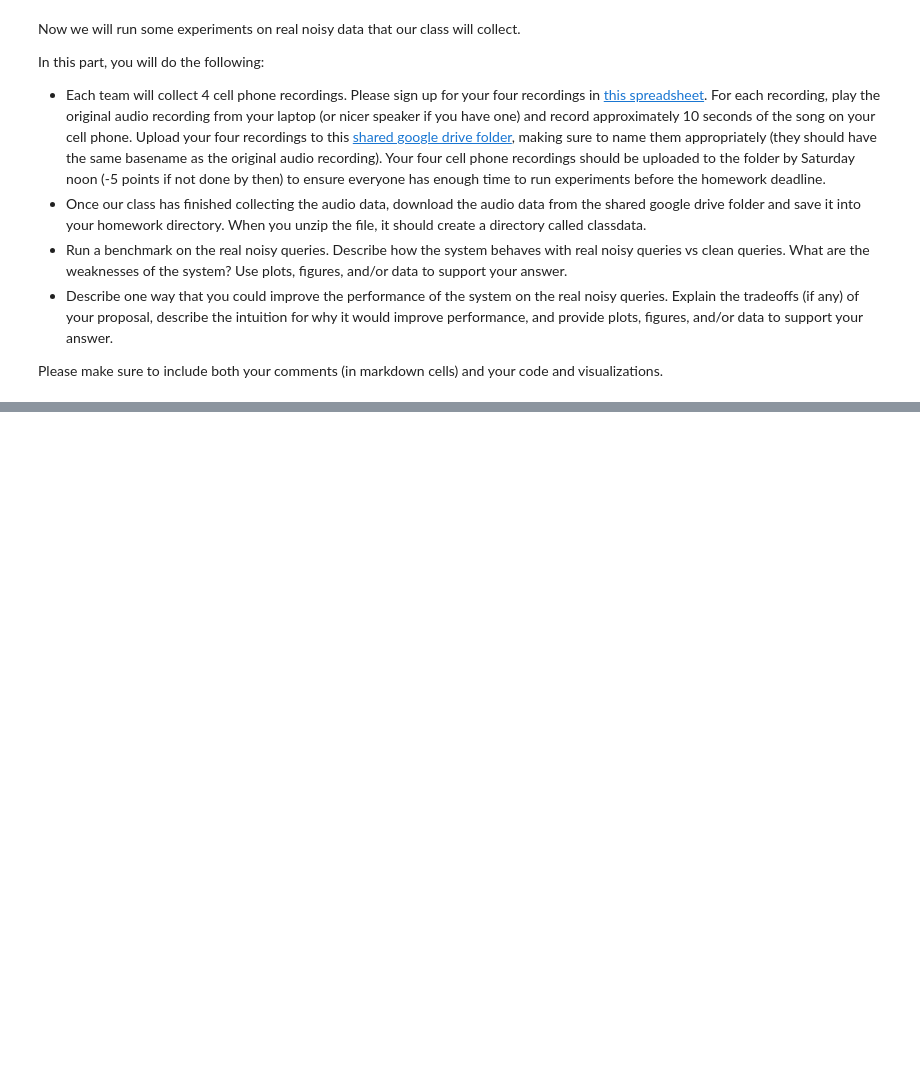
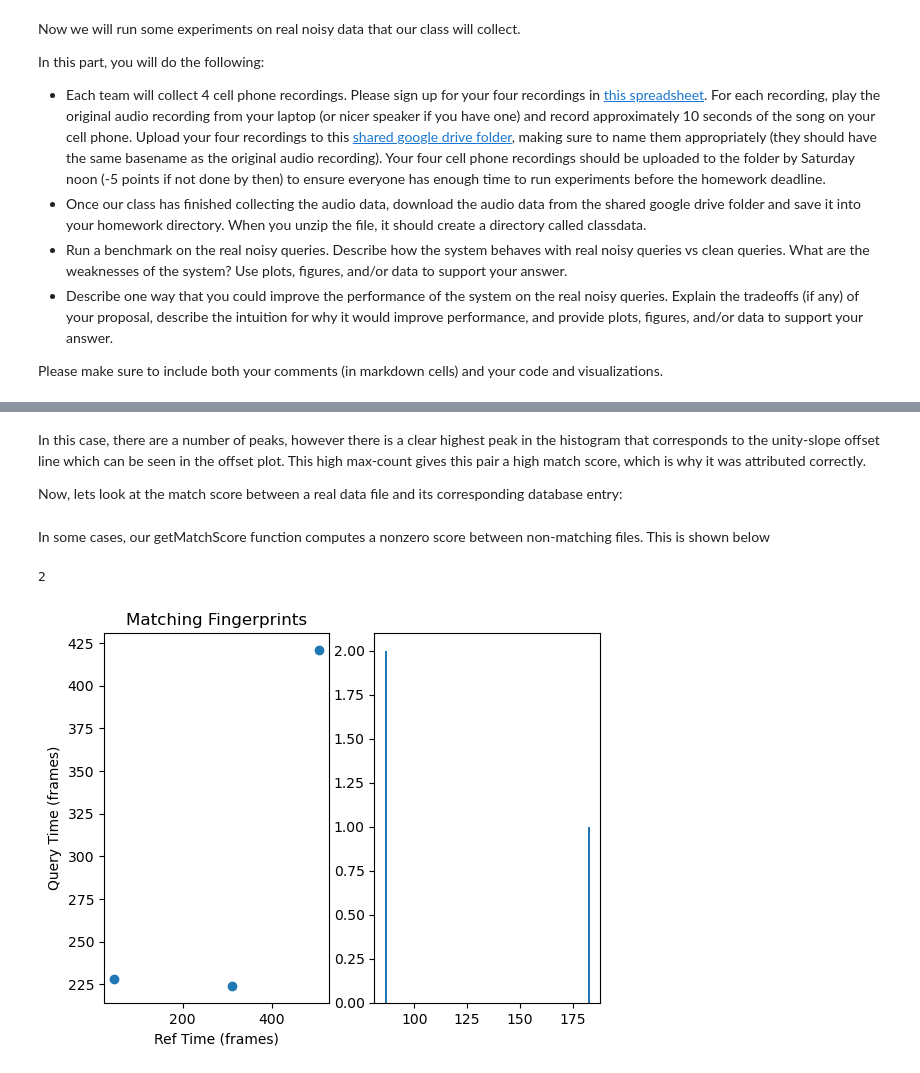
Before and after one commit to rafael-burger/E207HW3, a Jupyter notebook: hw3RafaelDan.ipynb, the cells around one changed output, grey strips where cells are left out. Saved outputs shown, nothing was run; the diff lists cells and outputs as text; code cells hidden in the pictures; blank space fills up the shorter version.

```diff
--- a/hw3RafaelDan.ipynb
+++ b/hw3RafaelDan.ipynb
@@ -719,0 +750,12 @@ Please make sure to include both your comments (in markdown cells) and your code
+# %% [markdown]
+In this case, there are a number of peaks, however there is a clear highest peak in the histogram that corresponds to the unity-slope offset line which can be seen in the offset plot. This high max-count gives this pair a high match score, which is why it was attributed correctly.
+
+Now, lets look at the match score between a real data file and its corresponding database entry:
+# %% [markdown]
+In some cases, our getMatchScore function computes a nonzero score between non-matching files. This is shown below
+# %%
+real_fps = extractFingerprints('classdata/054719.mp3')
+getMatchScore(real_fps, db, '054719.mp3', True)
+# %% [output]
+2
+[figure, added]
```
Also changed, not shown: parts of 10 cells of this notebook.
